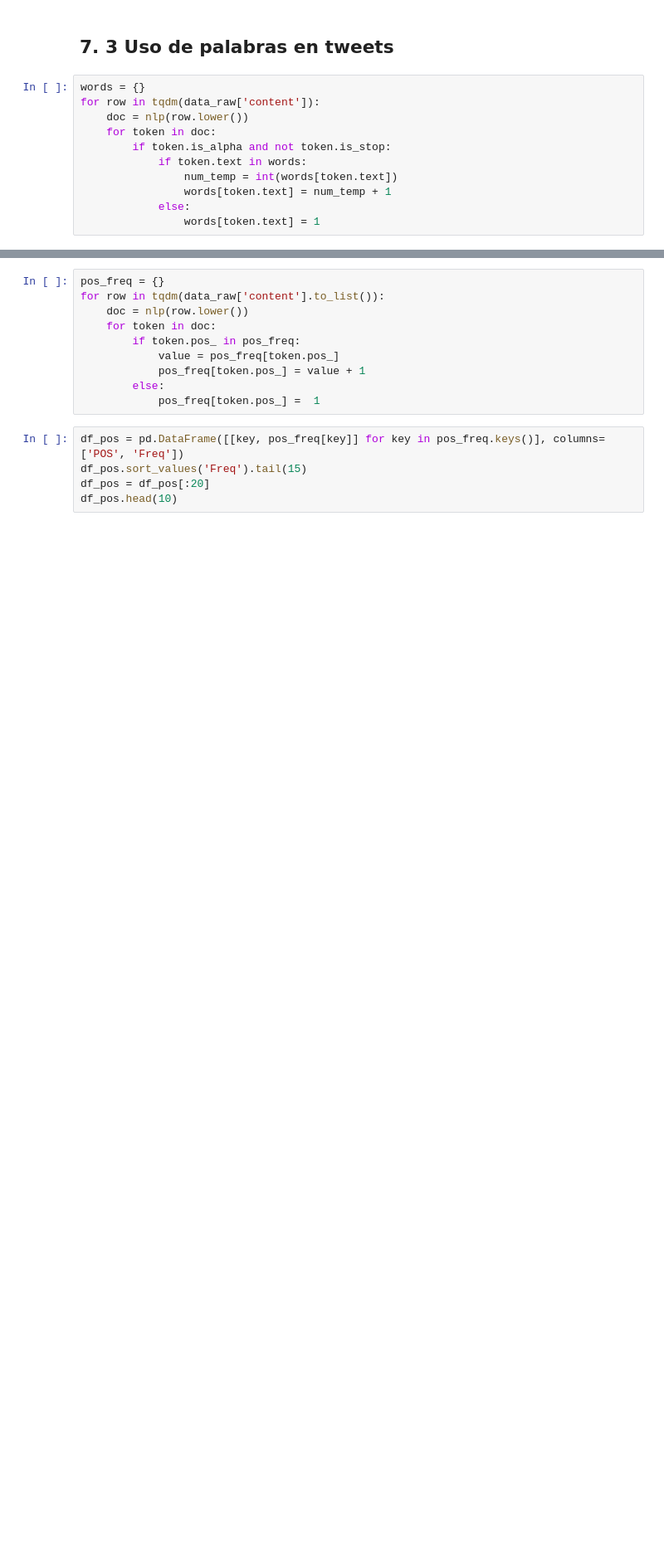
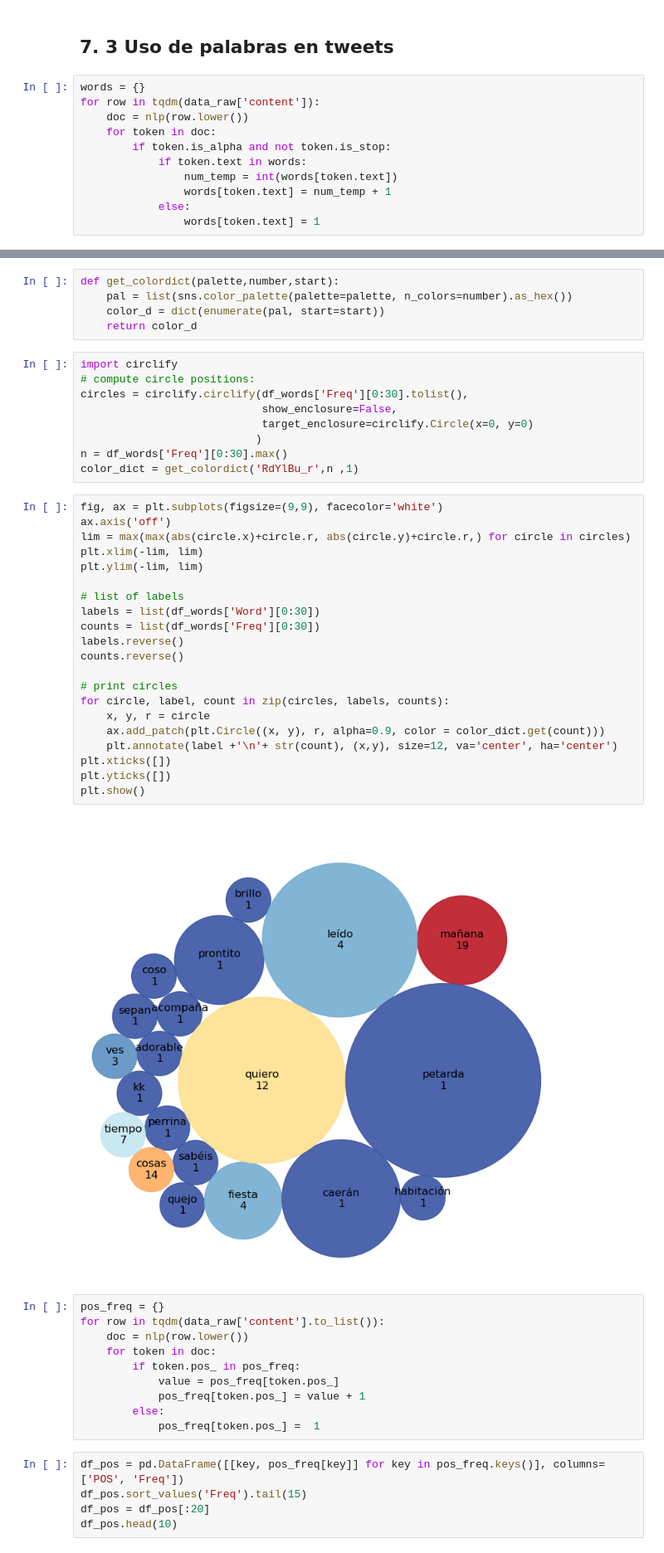
Before and after one commit to ISCOUTB/InteligenciaArtificial-ISCO-A06A, a Jupyter notebook: laboratories/unstructured_data.ipynb, the cells around one changed output, grey strips where cells are left out. Shown at 83% size. Saved outputs shown, nothing was run; the diff lists cells and outputs as text; blank space fills up the shorter version.

```diff
--- a/laboratories/unstructured_data.ipynb
+++ b/laboratories/unstructured_data.ipynb
@@ -170,3 +170,40 @@ plt.show()
+# %%
+def get_colordict(palette,number,start):
+    pal = list(sns.color_palette(palette=palette, n_colors=number).as_hex())
+    color_d = dict(enumerate(pal, start=start))
+    return color_d
+# %%
+import circlify
+# compute circle positions:
+circles = circlify.circlify(df_words['Freq'][0:30].tolist(),
+                            show_enclosure=False,
+                            target_enclosure=circlify.Circle(x=0, y=0)
+                           )
+n = df_words['Freq'][0:30].max()
+color_dict = get_colordict('RdYlBu_r',n ,1)
+# %%
+fig, ax = plt.subplots(figsize=(9,9), facecolor='white')
+ax.axis('off')
+lim = max(max(abs(circle.x)+circle.r, abs(circle.y)+circle.r,) for circle in circles)
+plt.xlim(-lim, lim)
+plt.ylim(-lim, lim)
+
+# list of labels
+labels = list(df_words['Word'][0:30])
+counts = list(df_words['Freq'][0:30])
+labels.reverse()
+counts.reverse()
+
+# print circles
+for circle, label, count in zip(circles, labels, counts):
+    x, y, r = circle
+    ax.add_patch(plt.Circle((x, y), r, alpha=0.9, color = color_dict.get(count)))
+    plt.annotate(label +'\n'+ str(count), (x,y), size=12, va='center', ha='center')
+plt.xticks([])
+plt.yticks([])
+plt.show()
+# %% [output]
+[figure, added]
 # %%
 pos_freq = {}
 for row in tqdm(data_raw['content'].to_list()):
```
Also changed, not shown: parts of 23 cells of this notebook, 1 other file.
